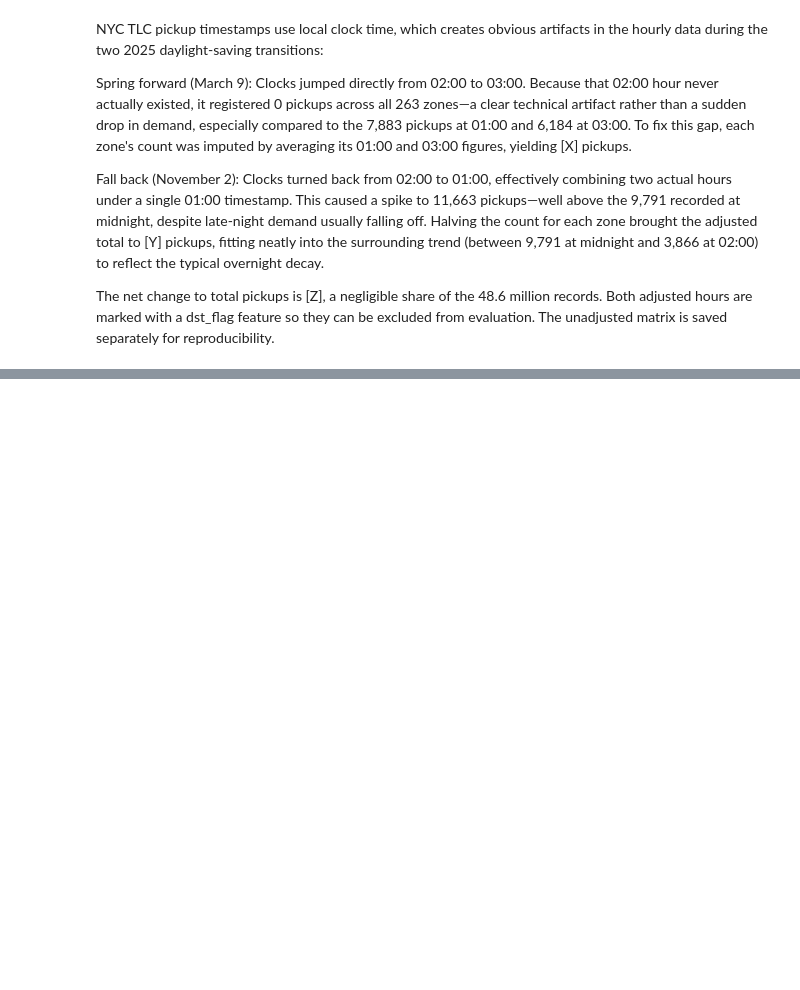
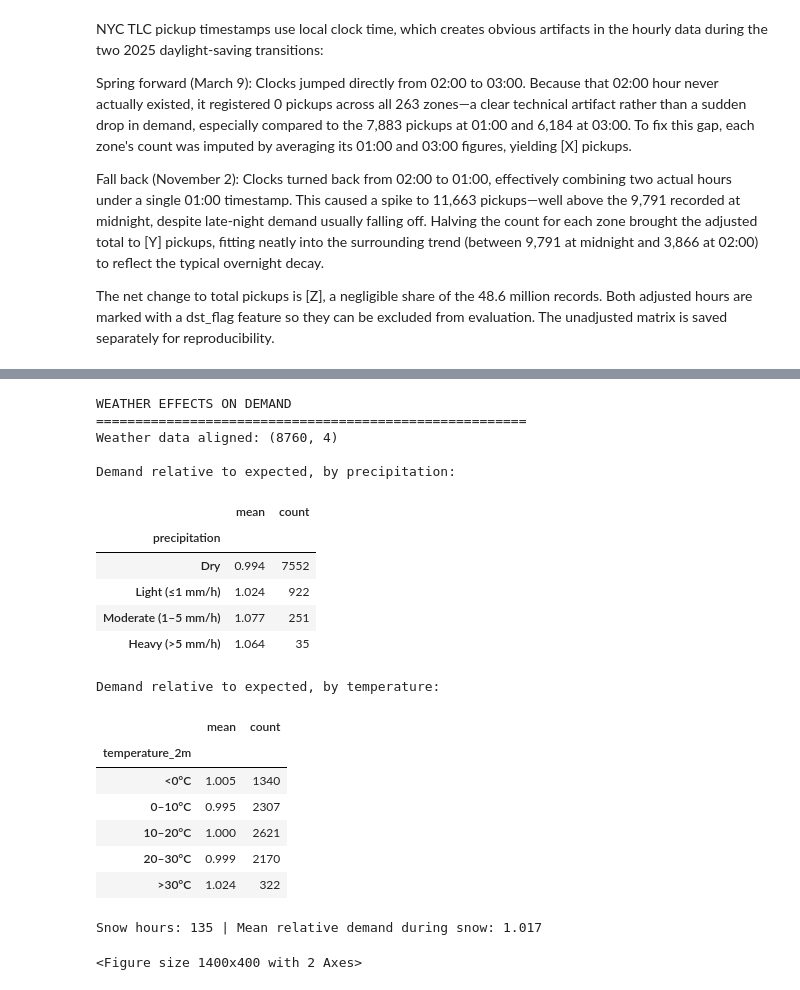
Before and after one commit to Minnu27/Spatiotemporal-Urban-Mobility-Forecasting-Using-Graph-Neural-Networks, a Jupyter notebook: Spatiotemporal_Urban_Mobility_Forecasting_System_using_Graph_Neural_Networks_(GNNs).ipynb, the cells around one changed output, grey strips where cells are left out. Cells and saved outputs as stored; diff of their text form; code cells hidden in the pictures; blank space fills up the shorter version.

```diff
--- a/Spatiotemporal_Urban_Mobility_Forecasting_System_using_Graph_Neural_Networks_(GNNs).ipynb
+++ b/Spatiotemporal_Urban_Mobility_Forecasting_System_using_Graph_Neural_Networks_(GNNs).ipynb
@@ -585,7 +818,34 @@ The hourly timestamp index was validated to ensure complete and chronological co
 # %%
 from google.colab import drive
 drive.mount('/content/drive')
-SAVE = '/content/drive/MyDrive/cs668/'
+# Assign whole months before fitting any benchmark preprocessing.
+SPLIT_SEED = 42
+shuffled_months = np.random.default_rng(SPLIT_SEED).permutation(np.arange(1, 13))
+month_groups = {
+    "train": sorted(shuffled_months[:8].tolist()),
+    "val": sorted(shuffled_months[8:10].tolist()),
+    "test": sorted(shuffled_months[10:].tolist()),
+}
+month_to_split = {month: name for name, months in month_groups.items() for month in months}
+split_names = {
+    name: ", ".join(pd.Timestamp(2025, month, 1).strftime("%b") for month in months)
+    for name, months in month_groups.items()
+}
+split_description = " · ".join(f"{name}: {months}" for name, months in split_names.items())
+print(f"2025 month split (seed {SPLIT_SEED}) | {split_description}")
+
+def split_for_index(times):
+    return times.month.map(month_to_split).to_numpy()
+
+def shade_month_splits(ax, alpha=0.12):
+    colors = {"train": "tab:blue", "val": "tab:orange", "test": "tab:green"}
+    for name, months in month_groups.items():
+        for j, month in enumerate(months):
+            start = pd.Timestamp(2025, month, 1)
+            ax.axvspan(start, start + pd.offsets.MonthBegin(), color=colors[name],
+                       alpha=alpha, label=f"{name}: {split_names[name]}" if j == 0 else None)
+
+SAVE = f"/content/drive/MyDrive/cs668/random_months_five_horizons_seed{SPLIT_SEED}/"
 import os; os.makedirs(SAVE, exist_ok=True)
 updated_demand_matrix.rename(columns=str).to_parquet(SAVE + 'demand_2025.parquet')
 
@@ -939,35 +1394,57 @@ r.raise_for_status()
 weather = pd.DataFrame(r.json()["hourly"])
 weather["time"] = pd.to_datetime(weather["time"])
 weather = (weather.drop_duplicates("time").set_index("time")
-           .reindex(final_demand_matrix.index).ffill().fillna(0))  # causal fill; never interpolate from future hours
+           .reindex(final_demand_matrix.index).ffill())
 assert weather.notna().all().all()
 weather.to_parquet(SAVE + "weather_2025.parquet")
 print("Weather data aligned:", weather.shape)
 
 # Demand relative to the expected level for that month and hour-of-week
 how = city.index.dayofweek * 24 + city.index.hour
 rel = city / city.groupby([city.index.month, how]).transform("mean")
 
 precip_cat = pd.cut(weather["precipitation"], [-0.01, 0, 1, 5, np.inf],
                     labels=["Dry", "Light (≤1 mm/h)", "Moderate (1–5 mm/h)", "Heavy (>5 mm/h)"])
 temp_cat = pd.cut(weather["temperature_2m"], [-np.inf, 0, 10, 20, 30, np.inf],
                   labels=["<0°C", "0–10°C", "10–20°C", "20–30°C", ">30°C"])
 
 print("\nDemand relative to expected, by precipitation:")
 display(rel.groupby(precip_cat, observed=False).agg(["mean", "count"]).round(3))
 print("\nDemand relative to expected, by temperature:")
 display(rel.groupby(temp_cat, observed=False).agg(["mean", "count"]).round(3))
 print("\nSnow hours:", int((weather["snowfall"] > 0).sum()),
       "| Mean relative demand during snow:", round(rel[weather["snowfall"] > 0].mean(), 3))
 
 fig, ax = plt.subplots(1, 2, figsize=(14, 4))
 rel.groupby(precip_cat, observed=False).mean().plot(kind="bar", ax=ax[0],
     title="Relative Demand by Precipitation Intensity")
 rel.groupby(temp_cat, observed=False).mean().plot(kind="bar", ax=ax[1],
     title="Relative Demand by Temperature")
 for a in ax:
     a.axhline(1, ls="--", c="gray"); a.set_ylabel("Actual / expected"); a.tick_params(axis="x", rotation=20)
 plt.tight_layout(); plt.show()
+# %% [output]
+WEATHER EFFECTS ON DEMAND
+=======================================================
+Weather data aligned: (8760, 4)
+
+Demand relative to expected, by precipitation:
+|  | mean | count |
+| precipitation |  |  |
+| Dry | 0.994 | 7552 |
+| Light (≤1 mm/h) | 1.024 | 922 |
+| Moderate (1–5 mm/h) | 1.077 | 251 |
+| Heavy (>5 mm/h) | 1.064 | 35 |
+Demand relative to expected, by temperature:
+|  | mean | count |
+| temperature_2m |  |  |
+| <0°C | 1.005 | 1340 |
+| 0–10°C | 0.995 | 2307 |
+| 10–20°C | 1.000 | 2621 |
+| 20–30°C | 0.999 | 2170 |
+| >30°C | 1.024 | 322 |
+Snow hours: 135 | Mean relative demand during snow: 1.017
+<Figure size 1400x400 with 2 Axes>
 # %%
 print("OUTLIER DETECTION")
 print("=" * 55)
```
Also changed, not shown: parts of 61 cells of this notebook, 2 other files.
